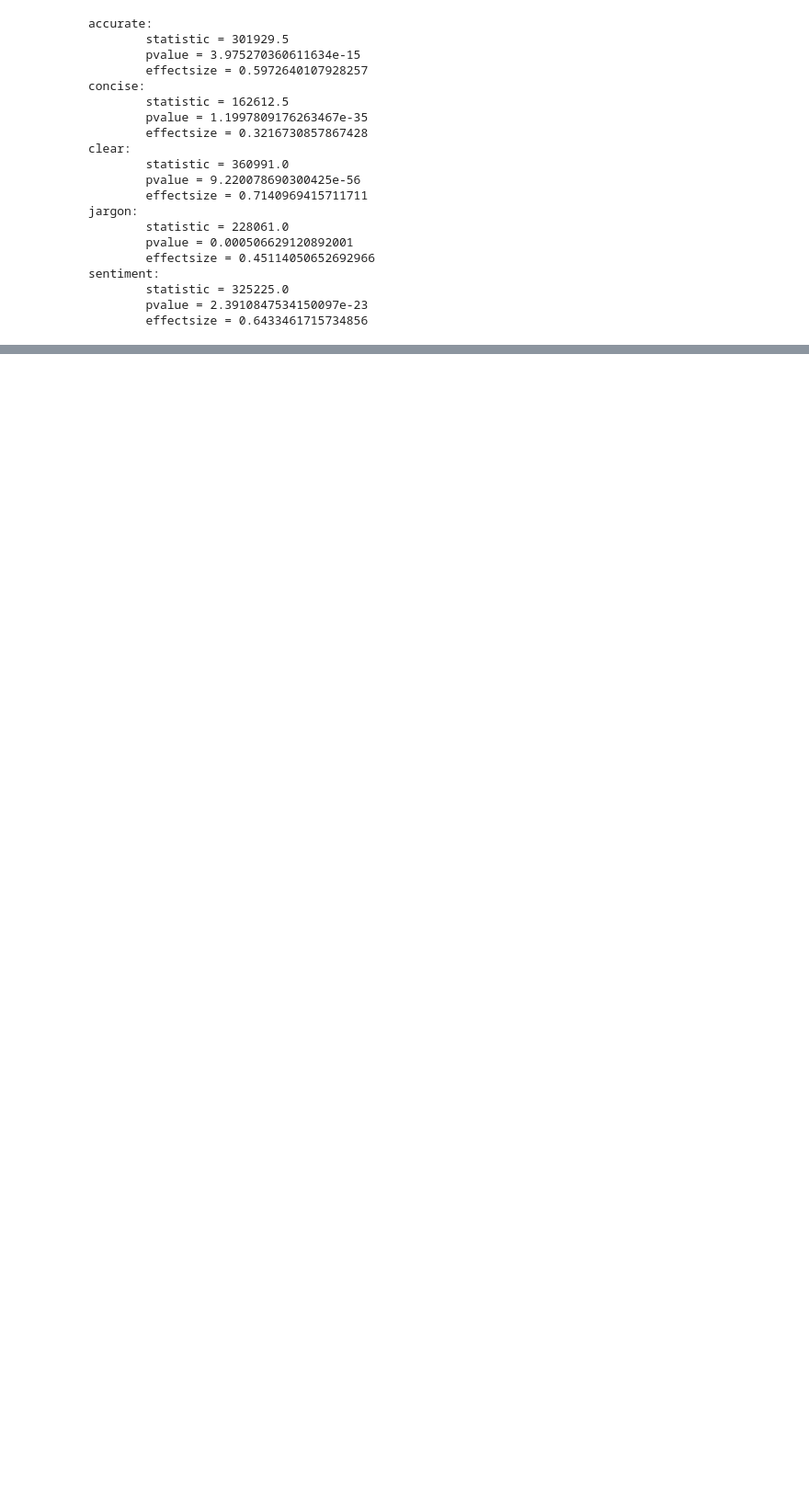
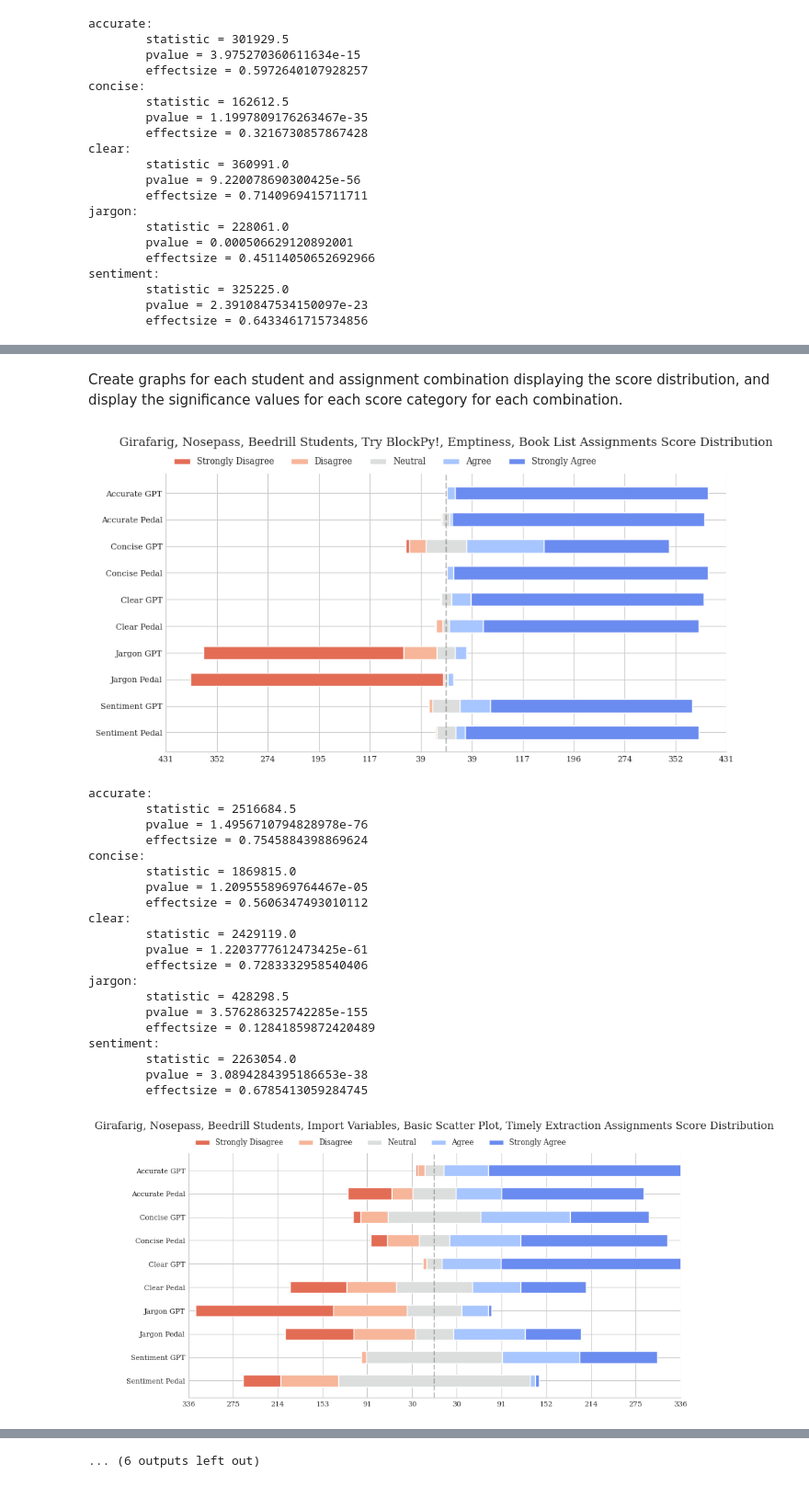
Before and after one commit to THRALLab/pedal-kennel, a Jupyter notebook: examples/chosen_problems_st3-3_as3-3_at1_v1/analysis.ipynb, the cells around one changed output, grey strips where cells are left out. Shown at 92% size. Cells and saved outputs as stored; diff of their text form; code cells hidden in the pictures; blank space fills up the shorter version.

```diff
--- a/examples/chosen_problems_st3-3_as3-3_at1_v1/analysis.ipynb
+++ b/examples/chosen_problems_st3-3_as3-3_at1_v1/analysis.ipynb
@@ -721,6 +756,4 @@ sentiment:
 # %%
-# Same grouping here: three assignments per category, grouped by average assignment performance.
-
 assignments = {
     'bakery_intro_programs_code_try_blockpy': 'Try BlockPy!',
     'bakery_structures_lists_code_emptiness': 'Emptiness',
@@ -744,10 +777,8 @@ for assignment_bundle in assignment_bundles:
     for data_field in data_fields:
         results_sorted[data_field.capitalize() + ' GPT'] = results['instructor_feedback_gpt_' + data_field]
         results_sorted[data_field.capitalize() + ' Pedal'] = results['instructor_feedback_pedal_' + data_field]
-    fig, ax = diverging_stacked_bar_chart(results_sorted, f'{", ".join(map(lambda assignment: assignments[assignment], assignment_bundle))} Assignment Score Distribution')
+    fig, ax = diverging_stacked_bar_chart(results_sorted, f'{", ".join(map(lambda assignment: assignments[assignment], assignment_bundle))} Assignments Score Distribution')
     plt.show()
-
-    # Significance test
 
     for data_field in data_fields:
         gpt_scores = df[(df.score_category == f'instructor_feedback_gpt_{data_field}') & ((df.assignment_name == assignment_bundle[0]) | (df.assignment_name == assignment_bundle[1]) | (df.assignment_name == assignment_bundle[2]))]['score']
@@ -818,3 +849,44 @@ sentiment:
         statistic = 1049061.0
         pvalue = 1.317630550300834e-86
         effectsize = 0.7106376060559874
+# %% [markdown]
+Create graphs for each student and assignment combination displaying the score distribution, and display the significance values for each score category for each combination.
+# %%
+for student_bundle in student_bundles:
+    for assignment_bundle in assignment_bundles:
+        results = {category: list(v.values) for category, v in df[((df.assignment_name == assignment_bundle[0]) | (df.assignment_name == assignment_bundle[1]) | (df.assignment_name == assignment_bundle[2])) & ((df.student_name == student_bundle[0]) | (df.student_name == student_bundle[1]) | (df.student_name == student_bundle[2]))].groupby('score_category').score.value_counts().unstack('score_category').fillna(0.0).items()}
+        results_sorted = {}
+        for data_field in data_fields:
+            results_sorted[data_field.capitalize() + ' GPT'] = results['instructor_feedback_gpt_' + data_field]
+            results_sorted[data_field.capitalize() + ' Pedal'] = results['instructor_feedback_pedal_' + data_field]
+        fig, ax = diverging_stacked_bar_chart(results_sorted, f'{", ".join(student_bundle)} Students, {", ".join(map(lambda assignment: assignments[assignment], assignment_bundle))} Assignments Score Distribution')
+        plt.show()
+
+        for data_field in data_fields:
+            gpt_scores = df[(df.score_category == f'instructor_feedback_gpt_{data_field}') & ((df.assignment_name == assignment_bundle[0]) | (df.assignment_name == assignment_bundle[1]) | (df.assignment_name == assignment_bundle[2])) & ((df.student_name == student_bundle[0]) | (df.student_name == student_bundle[1]) | (df.student_name == student_bundle[2]))]['score']
+            pedal_scores = df[(df.score_category == f'instructor_feedback_pedal_{data_field}') & ((df.assignment_name == assignment_bundle[0]) | (df.assignment_name == assignment_bundle[1]) | (df.assignment_name == assignment_bundle[2])) & (df.student_name == student_bundle[0]) | (df.student_name == student_bundle[1]) | (df.student_name == student_bundle[2])]['score']
+            U, p = st.mannwhitneyu(gpt_scores, pedal_scores)
+            print(data_field + ':\n\tstatistic =', U, '\n\tpvalue =', p, '\n\teffectsize =', U / (len(gpt_scores) * len(pedal_scores)))
+# %% [output]
+[figure, added]
+accurate:
+        statistic = 2516684.5
+        pvalue = 1.4956710794828978e-76
+        effectsize = 0.7545884398869624
+concise:
+        statistic = 1869815.0
+        pvalue = 1.2095558969764467e-05
+        effectsize = 0.5606347493010112
+clear:
+        statistic = 2429119.0
+        pvalue = 1.2203777612473425e-61
+        effectsize = 0.7283332958540406
+jargon:
+        statistic = 428298.5
+        pvalue = 3.576286325742285e-155
+        effectsize = 0.12841859872420489
+sentiment:
+        statistic = 2263054.0
+        pvalue = 3.0894284395186653e-38
+        effectsize = 0.6785413059284745
+[figure, added]
@@ -820,0 +997 @@ sentiment:
+... (6 outputs left out)
```
Also changed, not shown: parts of 31 cells of this notebook.
